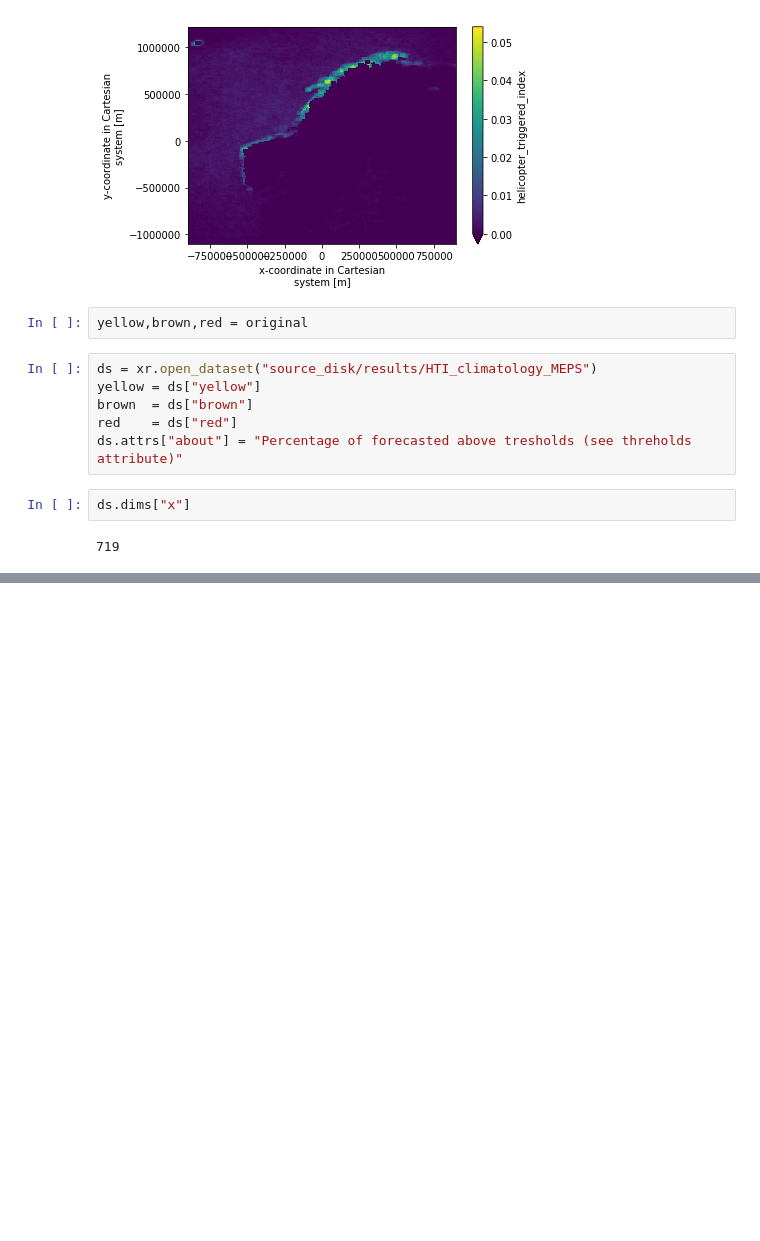
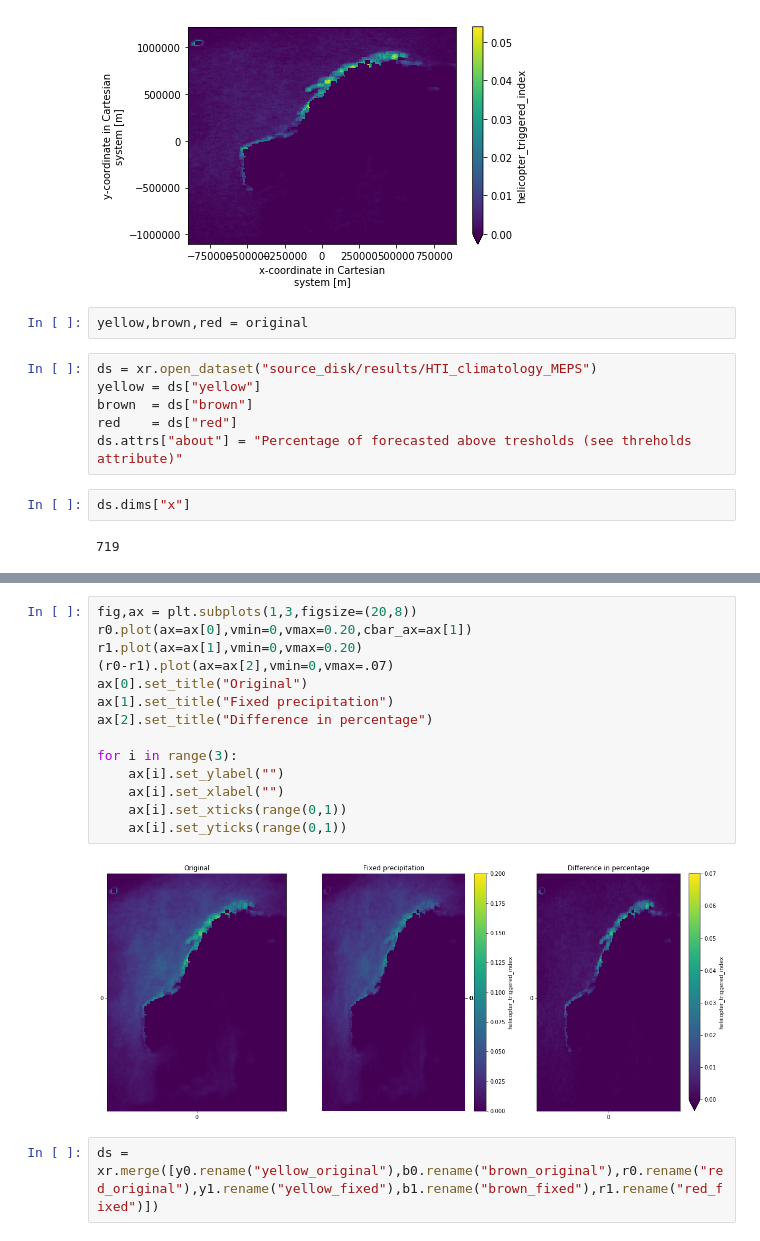
Before and after one commit to johtoblan/Master, a Jupyter notebook: Climatologies.ipynb, the cells around one changed output, grey strips where cells are left out. Drawn from its saved outputs; the diff is of its cells as text; blank space fills up the shorter version.

```diff
--- a/Climatologies.ipynb
+++ b/Climatologies.ipynb
@@ -292,0 +295,18 @@ ds = xr.merge([yellow.rename("yellow"),brown.rename("brown"),red.rename("red")])
+# %%
+fig,ax = plt.subplots(1,3,figsize=(20,8))
+r0.plot(ax=ax[0],vmin=0,vmax=0.20,cbar_ax=ax[1])
+r1.plot(ax=ax[1],vmin=0,vmax=0.20)
+(r0-r1).plot(ax=ax[2],vmin=0,vmax=.07)
+ax[0].set_title("Original")
+ax[1].set_title("Fixed precipitation")
+ax[2].set_title("Difference in percentage")
+
+for i in range(3):
+    ax[i].set_ylabel("")
+    ax[i].set_xlabel("")
+    ax[i].set_xticks(range(0,1))
+    ax[i].set_yticks(range(0,1))
+# %% [output]
+[figure, added]
+# %%
+ds = xr.merge([y0.rename("yellow_original"),b0.rename("brown_original"),r0.rename("red_original"),y1.rename("yellow_fixed"),b1.rename("brown_fixed"),r1.rename("red_fixed")])
```
Also changed, not shown: parts of 9 cells of this notebook.
